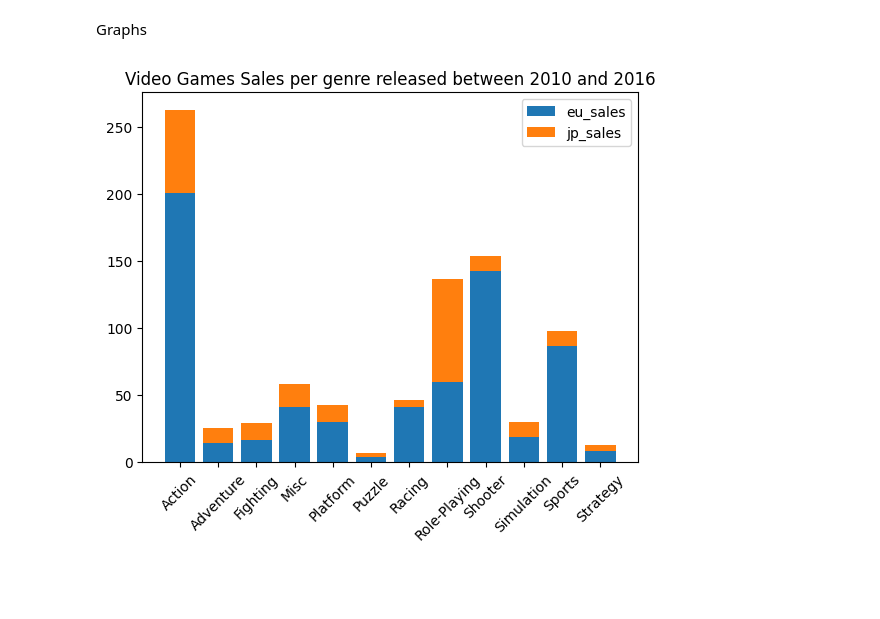
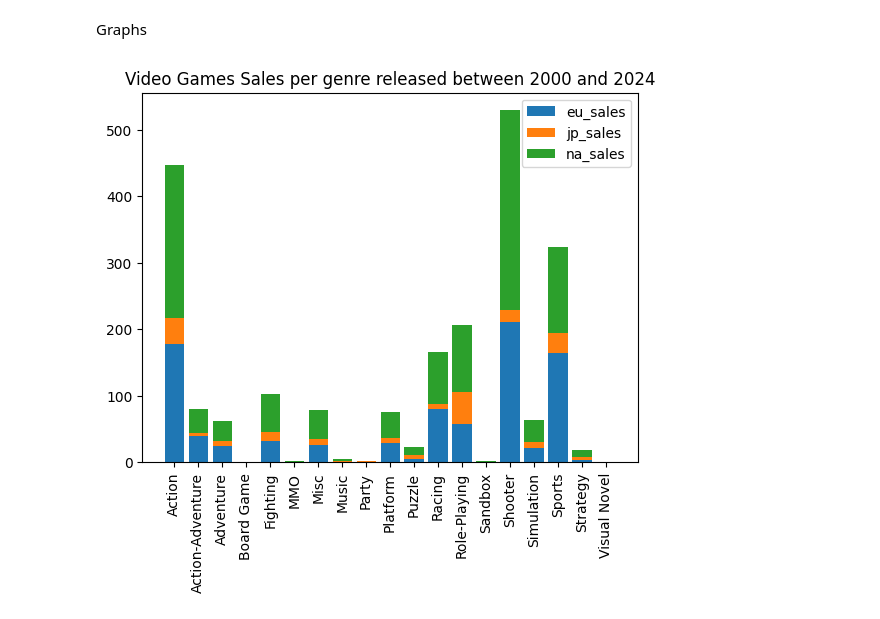
Before and after one commit to StarlaToR/DataScience, a Jupyter notebook: VideoGamesAnalysis.ipynb, the cells around one changed output. Saved outputs shown, nothing was run; the diff lists cells and outputs as text; code cells hidden in the pictures; blank space fills up the shorter version.

Commit message:
Update video games sales graph

```diff
--- a/VideoGamesAnalysis.ipynb
+++ b/VideoGamesAnalysis.ipynb
@@ -11,7 +11,7 @@ videogame_sales_2024_df_cleaned = videogame_sales_2024_df.drop_duplicates()
 videogame_sales_2024_df_cleaned = videogame_sales_2024_df_cleaned.dropna(subset=['release_date', 'genre', 'jp_sales', 'pal_sales'])
 videogame_sales_2024_df_cleaned["release_date"] = pd.to_datetime(videogame_sales_2024_df_cleaned["release_date"])
 videogame_sales_2024_df_cleaned = videogame_sales_2024_df_cleaned[["title" ,"console", "genre", "total_sales", "na_sales", "jp_sales", "pal_sales", "release_date"]]
-videogame_sales_2024_df_cleaned = videogame_sales_2024_df_cleaned[videogame_sales_2024_df_cleaned["release_date"] > pd.to_datetime('2010-12-01')]
+videogame_sales_2024_df_cleaned = videogame_sales_2024_df_cleaned[videogame_sales_2024_df_cleaned["release_date"] >= pd.to_datetime('2000-01-01')]
 # %%
 import numpy as np
 import pandas as pd
@@ -53,12 +53,14 @@ Graphs
 # %%
 import matplotlib.pyplot as plt
 
-sales_eu = video_games_sales_df_cleaned.groupby(["genre"]).sum().reset_index()
-plt.bar(sales_eu["genre"], sales_eu["eu_sales"], label="eu_sales")
-plt.bar(sales_eu["genre"], sales_eu["jp_sales"], bottom = sales_eu["eu_sales"], label="jp_sales")
-plt.xticks(rotation=45)
+salesPerGenre = videogame_sales_2024_df_cleaned[["genre", "jp_sales", "na_sales", "pal_sales"]]
+salesPerGenre = salesPerGenre.groupby(["genre"]).sum().reset_index()
+plt.bar(salesPerGenre["genre"], salesPerGenre["pal_sales"], label="eu_sales")
+plt.bar(salesPerGenre["genre"], salesPerGenre["jp_sales"], bottom = salesPerGenre["pal_sales"], label="jp_sales")
+plt.bar(salesPerGenre["genre"], salesPerGenre["na_sales"], bottom = salesPerGenre["pal_sales"] + salesPerGenre["jp_sales"], label="na_sales")
+plt.xticks(rotation=90)
 plt.legend(loc="upper right")
-plt.title("Video Games Sales per genre released between 2010 and 2016")
+plt.title("Video Games Sales per genre released between 2000 and 2024")
 plt.show()
 # %% [output]
-[figure, old version]
+[figure, new version]
```
